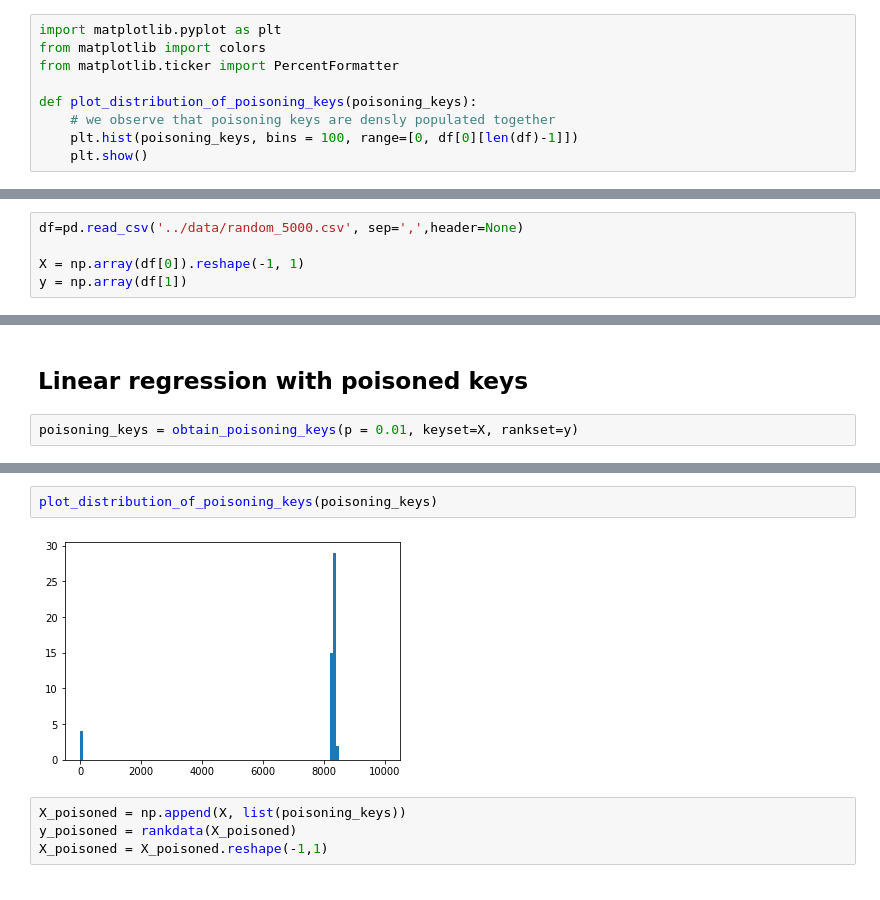
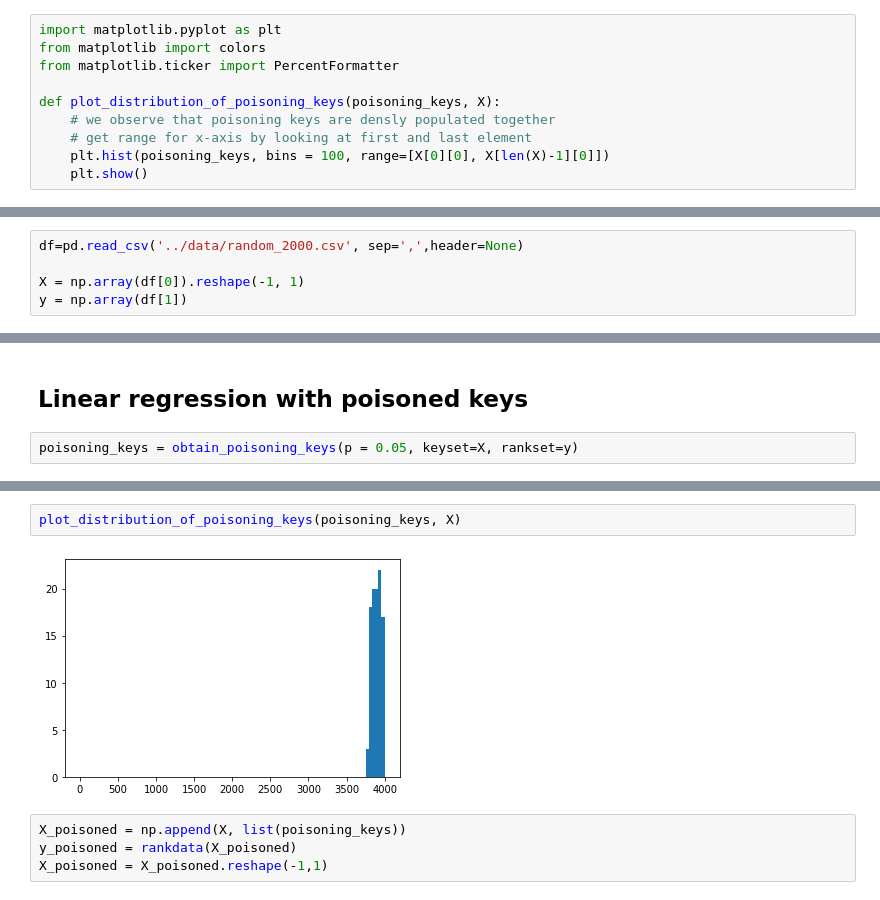
Before and after one commit to Bachfischer/adversarial-ml-for-learned-indexes, a Jupyter notebook: src/greedy_poisoning_regression_cdf_optimized.ipynb, the cells around one changed output, grey strips where cells are left out. Cells and saved outputs as stored; diff of their text form.

```diff
--- a/src/greedy_poisoning_regression_cdf_optimized.ipynb
+++ b/src/greedy_poisoning_regression_cdf_optimized.ipynb
@@ -20,9 +24,10 @@ import matplotlib.pyplot as plt
 from matplotlib import colors
 from matplotlib.ticker import PercentFormatter
 
-def plot_distribution_of_poisoning_keys(poisoning_keys):
+def plot_distribution_of_poisoning_keys(poisoning_keys, X):
     # we observe that poisoning keys are densly populated together
-    plt.hist(poisoning_keys, bins = 100, range=[0, df[0][len(df)-1]])
+    # get range for x-axis by looking at first and last element
+    plt.hist(poisoning_keys, bins = 100, range=[X[0][0], X[len(X)-1][0]])
     plt.show()
 # %%
 def abline(slope, intercept, color, label):
@@ -206,7 +216,7 @@ def obtain_poisoning_keys(p, keyset, rankset):
 # %% [markdown]
 ## Linear regression with non-poisoned keys
 # %%
-df=pd.read_csv('../data/random_5000.csv', sep=',',header=None)
+df=pd.read_csv('../data/random_2000.csv', sep=',',header=None)
 
 X = np.array(df[0]).reshape(-1, 1)
 y = np.array(df[1])
@@ -224,5 +228,5 @@ plt.show()
 # %% [markdown]
 ## Linear regression with poisoned keys
 # %%
-poisoning_keys = obtain_poisoning_keys(p = 0.01, keyset=X, rankset=y)
+poisoning_keys = obtain_poisoning_keys(p = 0.05, keyset=X, rankset=y)
 # %%
@@ -248,7 +234,7 @@ cProfile.run('obtain_poisoning_keys(p = 0.005, keyset=X, rankset=y)', sort = "ti
 # %%
-plot_distribution_of_poisoning_keys(poisoning_keys)
+plot_distribution_of_poisoning_keys(poisoning_keys, X)
 # %% [output]
-[figure, old version]
+[figure, new version]
 # %%
 X_poisoned = np.append(X, list(poisoning_keys))
 y_poisoned = rankdata(X_poisoned)
```
Also changed, not shown: parts of 16 cells of this notebook.
